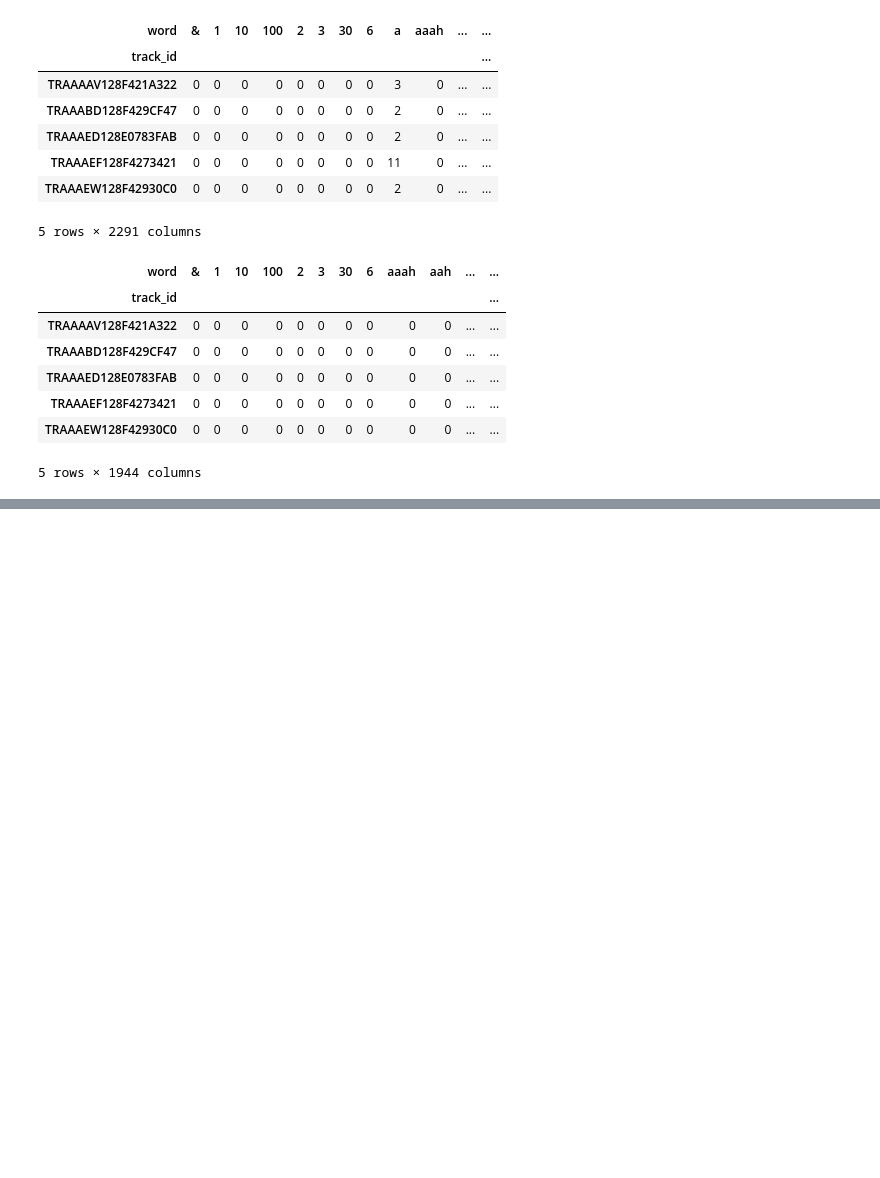
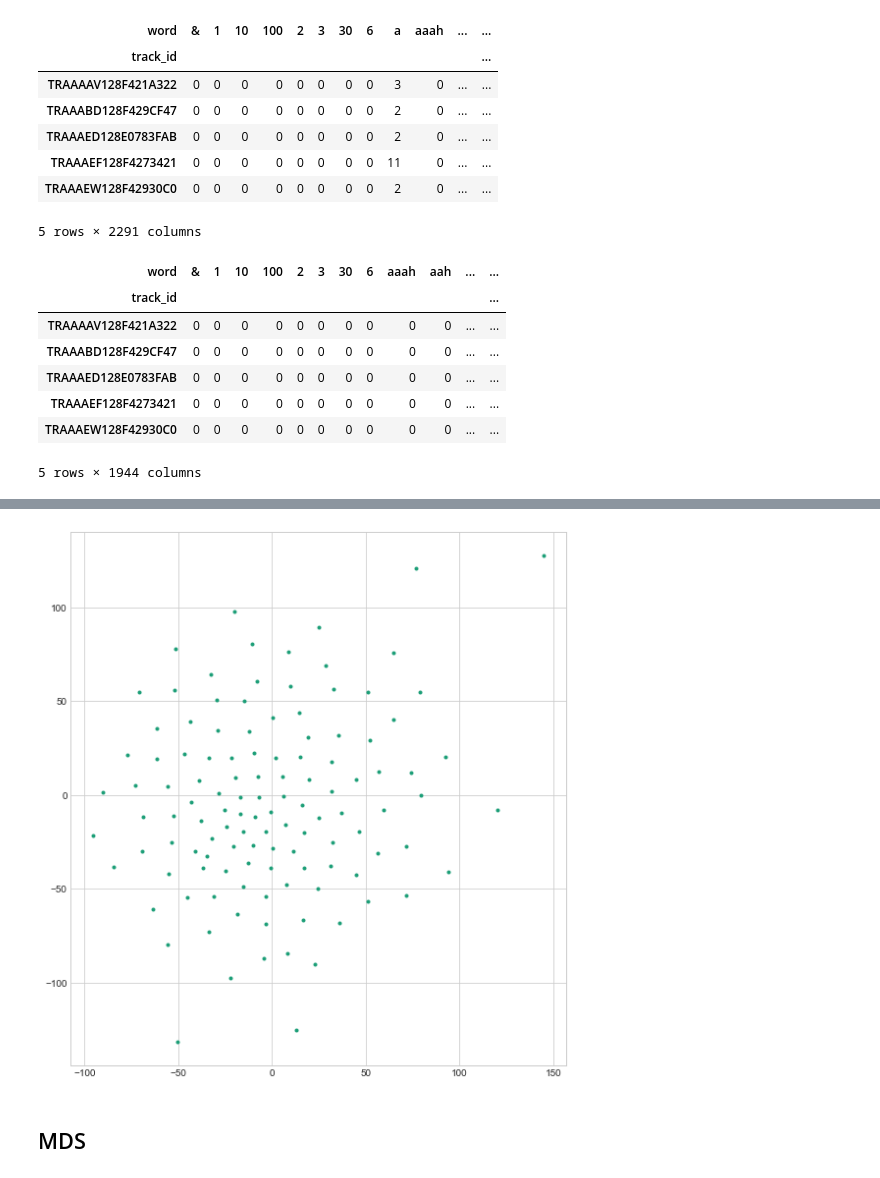
Before and after one commit to pylablanche/MillionSong, a Jupyter notebook: BagOfWord_Analysis.ipynb, the cells around one changed output, grey strips where cells are left out. Drawn from its saved outputs; the diff is of its cells as text; code cells hidden in the pictures; blank space fills up the shorter version.

```diff
--- a/BagOfWord_Analysis.ipynb
+++ b/BagOfWord_Analysis.ipynb
@@ -136,0 +186,12 @@ sns.heatmap(lyrics_no_stopwords_mat.head(15), vmax=5.0, cmap='Blues_r', )
+# %%
+tsne = TSNE(n_components=2)
+lyrics_no_tsne = tsne.fit_transform(lyrics_no_stopwords_mat)
+
+plt.figure(figsize=(10,10))
+
+plt.scatter(lyrics_no_tsne[:,0], lyrics_no_tsne[:,1], marker='.')
+plt.axis('scaled');
+# %% [output]
+[figure, added]
+# %% [markdown]
+## MDS
```
Also changed, not shown: parts of 21 cells of this notebook.
